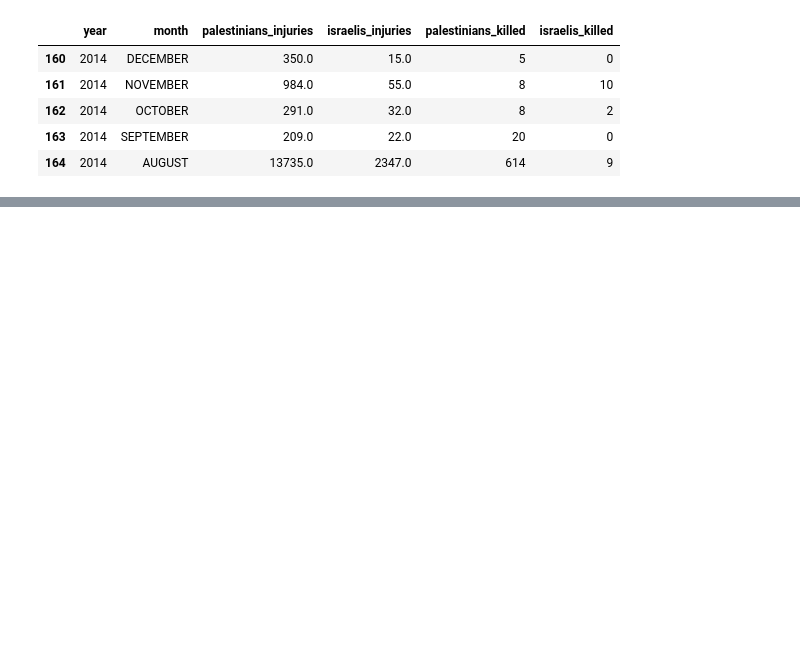
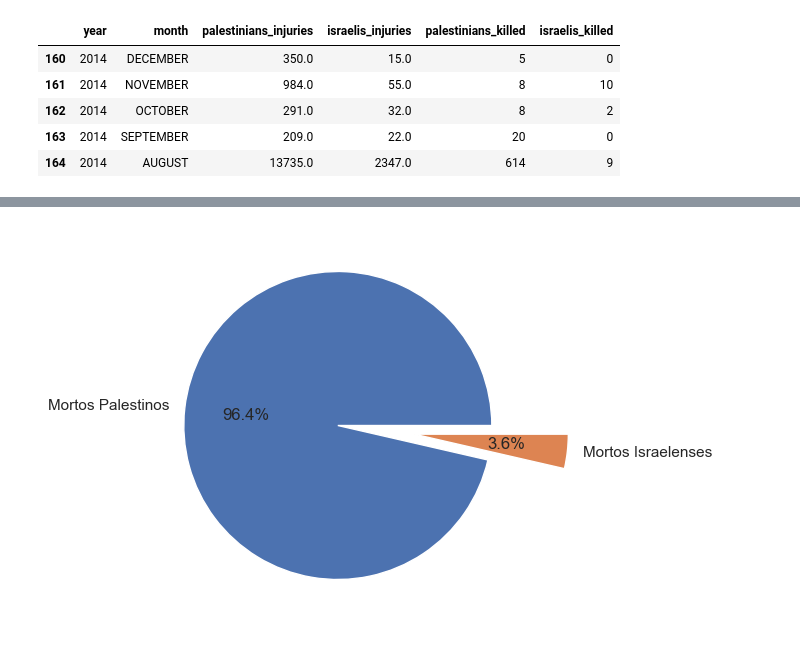
Before and after one commit to henriquecarvalho-maker/Conflito-israelo-palestino, a Jupyter notebook: análise_dos_mortos_e_feridos_no_conflito_entre_palestinos_e_israelitas.ipynb, the cells around one changed output, grey strips where cells are left out. Drawn from its saved outputs; the diff is of its cells as text; code cells hidden in the pictures; blank space fills up the shorter version.

```diff
--- a/análise_dos_mortos_e_feridos_no_conflito_entre_palestinos_e_israelitas.ipynb
+++ b/análise_dos_mortos_e_feridos_no_conflito_entre_palestinos_e_israelitas.ipynb
@@ -321,0 +332,9 @@ plt.title('\nConflito em 2014\n', fontsize=11);
+# %%
+explode = (0, 0.5)
+label = 'Mortos Palestinos', 'Mortos Israelenses'
+sizes = [2279, 85]
+
+fig, ax = plt.subplots()
+ax.pie(sizes, labels=label, autopct='%1.1f%%', explode=explode);
+# %% [output]
+[figure, added]
```
Also changed, not shown: parts of 6 cells of this notebook.
